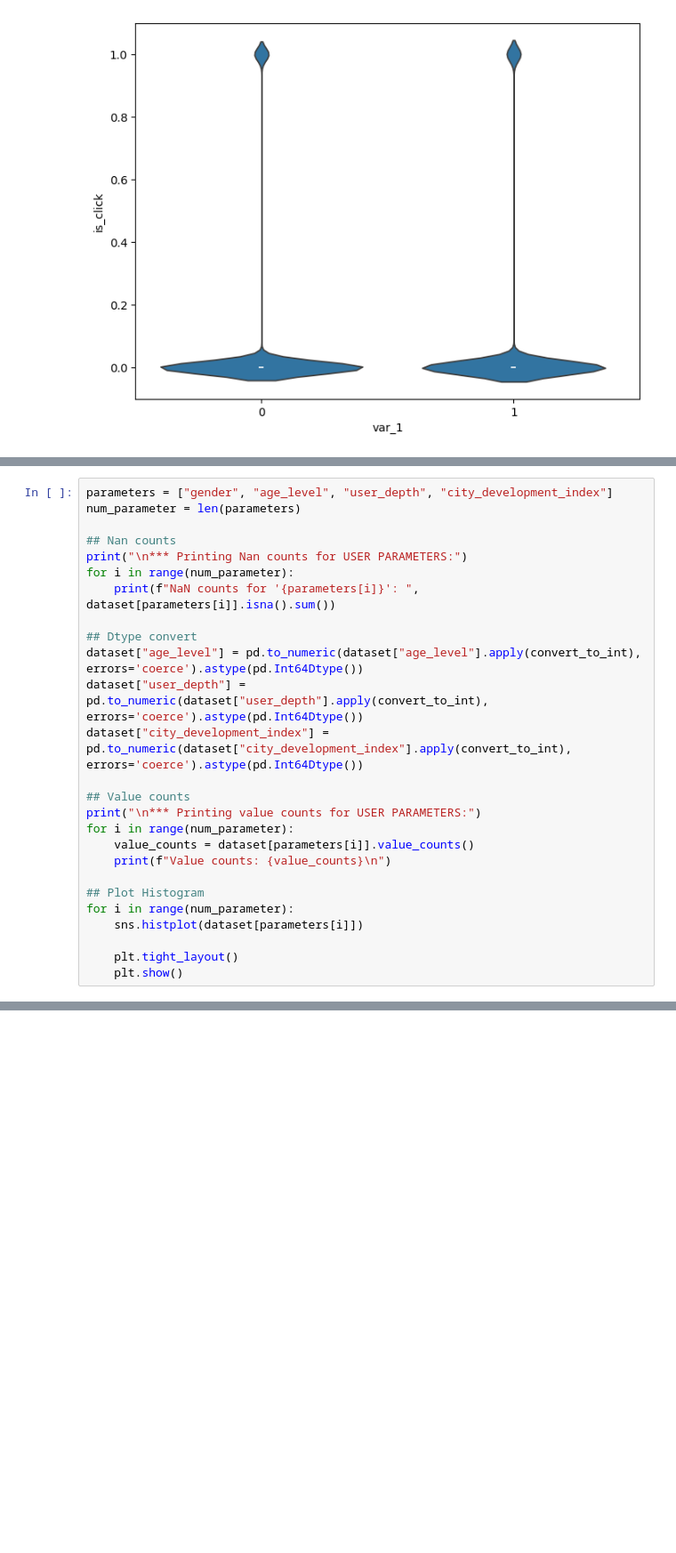
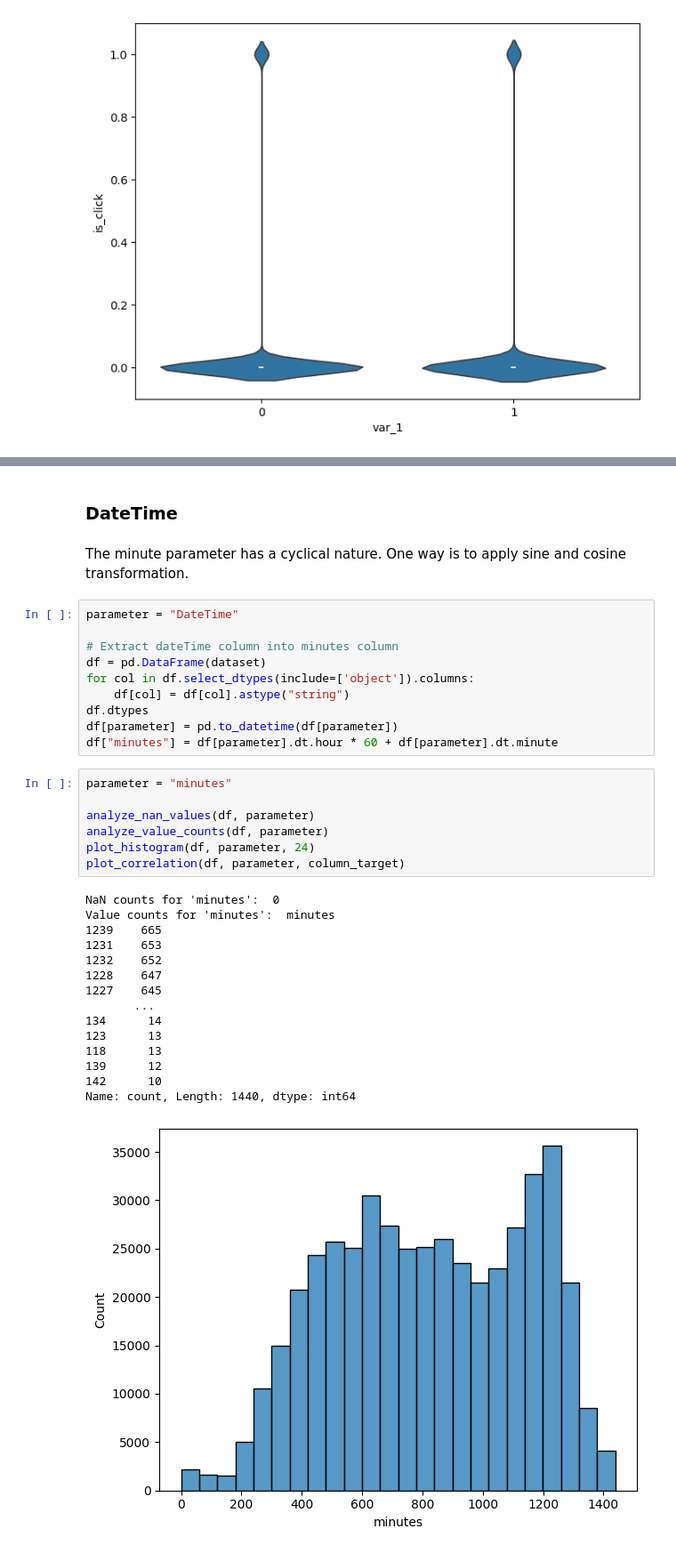
Before and after one commit to kevvvch/machine_learning_proy, a Jupyter notebook: 1-eda.ipynb, the cells around one changed output, grey strips where cells are left out. Shown at 89% size. Drawn from its saved outputs; the diff is of its cells as text; blank space fills up the shorter version.

```diff
--- a/1-eda.ipynb
+++ b/1-eda.ipynb
@@ -329,26 +241,0 @@ Name: count, dtype: int64
-# %%
-parameters = ["gender", "age_level", "user_depth", "city_development_index"]
-num_parameter = len(parameters)
-
-## Nan counts
-print("\n*** Printing Nan counts for USER PARAMETERS:")
-for i in range(num_parameter):
-    print(f"NaN counts for '{parameters[i]}': ", dataset[parameters[i]].isna().sum())
-
-## Dtype convert
-dataset["age_level"] = pd.to_numeric(dataset["age_level"].apply(convert_to_int), errors='coerce').astype(pd.Int64Dtype())
-dataset["user_depth"] = pd.to_numeric(dataset["user_depth"].apply(convert_to_int), errors='coerce').astype(pd.Int64Dtype())
-dataset["city_development_index"] = pd.to_numeric(dataset["city_development_index"].apply(convert_to_int), errors='coerce').astype(pd.Int64Dtype())
-
-## Value counts
-print("\n*** Printing value counts for USER PARAMETERS:")
-for i in range(num_parameter):
-    value_counts = dataset[parameters[i]].value_counts()
-    print(f"Value counts: {value_counts}\n")
-
-## Plot Histogram
-for i in range(num_parameter):
-    sns.histplot(dataset[parameters[i]])
-
-    plt.tight_layout()
-    plt.show()
@@ -455,0 +242,37 @@ Número de filas con al menos un valor NaN: 125129
+# %% [markdown]
+### DateTime
+# %% [markdown]
+The minute parameter has a cyclical nature. One way is to apply sine and cosine transformation.
+# %%
+parameter = "DateTime"
+
+# Extract dateTime column into minutes column
+df = pd.DataFrame(dataset)
+for col in df.select_dtypes(include=['object']).columns:
+    df[col] = df[col].astype("string")
+df.dtypes
+df[parameter] = pd.to_datetime(df[parameter])
+df["minutes"] = df[parameter].dt.hour * 60 + df[parameter].dt.minute
+# %%
+parameter = "minutes"
+
+analyze_nan_values(df, parameter)
+analyze_value_counts(df, parameter)
+plot_histogram(df, parameter, 24)
+plot_correlation(df, parameter, column_target)
+# %% [output]
+NaN counts for 'minutes':  0
+Value counts for 'minutes':  minutes
+1239    665
+1231    653
+1232    652
+1228    647
+1227    645
+       ...
+134      14
+123      13
+118      13
+139      12
+142      10
+Name: count, Length: 1440, dtype: int64
+[figure, added]
```
Also changed, not shown: parts of 68 cells of this notebook.
